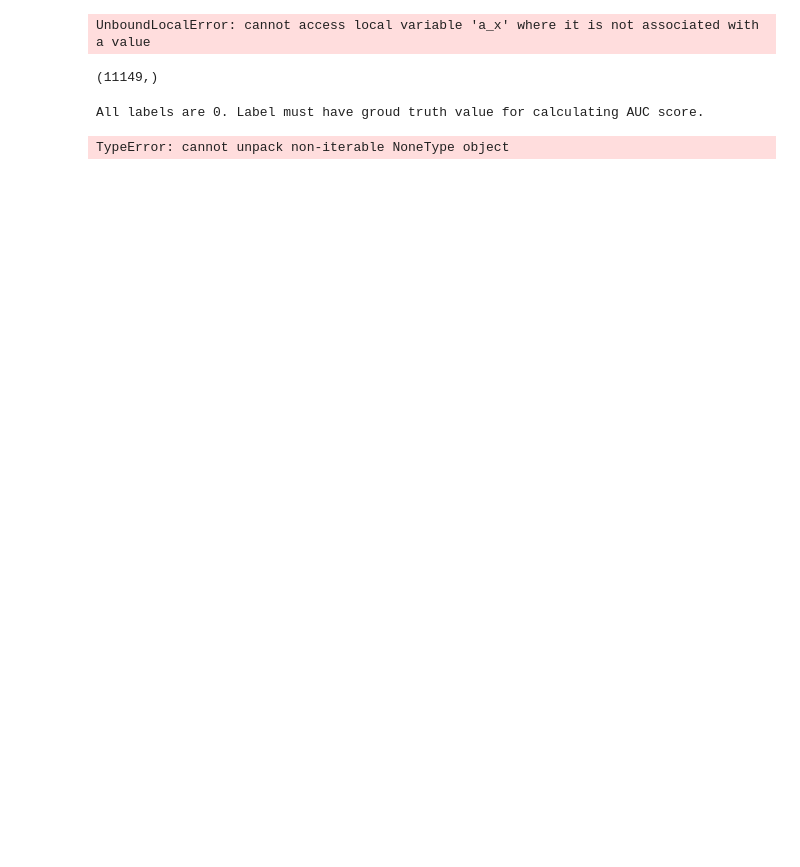
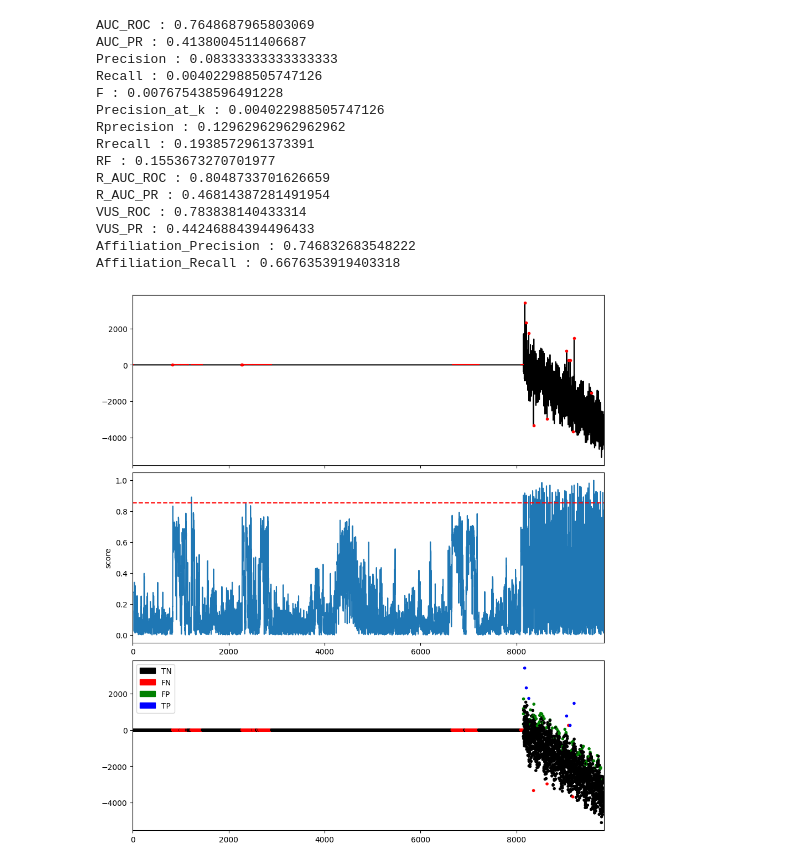
Before and after one commit to lazarosgogos/TSB-UAD, a Jupyter notebook: run_LSTM.ipynb, the cells around one changed output. Cells and saved outputs as stored; diff of their text form; code cells hidden in the pictures; blank space fills up the shorter version.

```diff
--- a/run_LSTM.ipynb
+++ b/run_LSTM.ipynb
@@ -256,0 +212,11 @@ labels_stream = df_stream[:, 1].astype(int)
+# %%
+# Preprocessing
+# slidingWindow = 10 # user defined
+
+# or auto sliding window length
+slidingWindow = find_length(data_2)
+# X_data = Window(window=slidingWindow).convert(data_2).to_numpy()
+
+print("Estimated Subsequence length: ",slidingWindow)
+print("Time series length: ",len(data_2))
+print("Number of abnormal points: ",list(labels_2).count(1))
@@ -257,10 +227,7 @@ labels_stream = df_stream[:, 1].astype(int)
 # %%
-# Initialize model for online (streaming) training
-# slidingWindow = find_length(data)
-
-clf = lstm(slidingwindow=slidingWindow, predict_time_steps=1, epochs=50, patience=5)
-
-clf.fit(X_data, X_test)
+modelName='LSTM'
+clf = lstm(slidingwindow = slidingWindow, predict_time_steps=1, epochs = 50, patience = 5, verbose=1)
+clf.fit(data_2)
 measure = Fourier()
 measure.detector = clf
 measure.set_param()
@@ -323,33 +299,19 @@ Epoch 3/50
-# %%
-clf.setStreaming(True)
-modelName='LSTM'
-
-i = 0
-# Simulate real-time data processing
-for x, y in zip(data_stream, labels_stream):
-    clf.partial_fit(x, y)
-    # if z_score is not None and abs(z_score) > clf.retrain_z_thresh:
-        # print(f"Anomaly detected with z-score {z_score:.2f}")
-        # print("Re-evaluating")
-
-    i+=1
-
-measure = Fourier()
-measure.detector = clf
-measure.set_param()
-clf.decision_function(measure=measure)
-
-score = clf.decision_scores_
-
-print(f"{score.shape=} {data_stream.shape=} {labels_stream.shape=}")
-# %% [output]
-UnboundLocalError: cannot access local variable 'a_x' where it is not associated with a value
-# %%
-print(score.shape)
-# %% [output]
-(11149,)
 # %%
-evaluate(score, data_stream[:len(score)], labels_stream[:len(score)], modelName, slidingWindow, name_stream, predict=False)
+evaluate(score, data_2, labels_2, None, slidingWindow, None, predict=False)
 # %% [output]
-All labels are 0. Label must have groud truth value for calculating AUC score.
+AUC_ROC : 0.7648687965803069
+AUC_PR : 0.4138004511406687
+Precision : 0.08333333333333333
+Recall : 0.004022988505747126
+F : 0.007675438596491228
+Precision_at_k : 0.004022988505747126
+Rprecision : 0.12962962962962962
+Rrecall : 0.1938572961373391
+RF : 0.1553673270701977
+R_AUC_ROC : 0.8048733701626659
+R_AUC_PR : 0.46814387281491954
+VUS_ROC : 0.783838140433314
+VUS_PR : 0.44246884394496433
+Affiliation_Precision : 0.746832683548222
+Affiliation_Recall : 0.6676353919403318
-TypeError: cannot unpack non-iterable NoneType object
+[figure, added]
```
Also changed, not shown: parts of 24 cells of this notebook, 1 other file.
